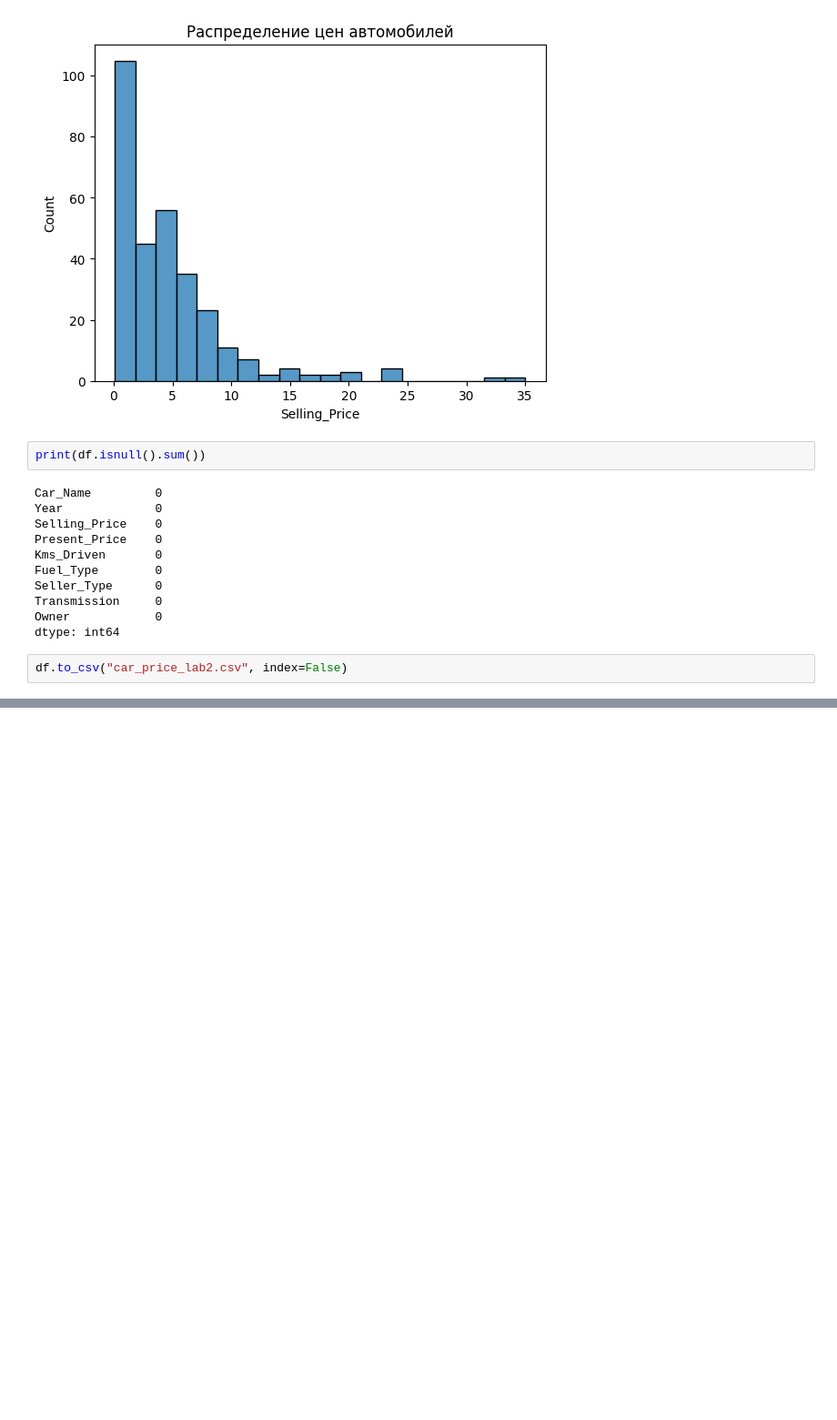
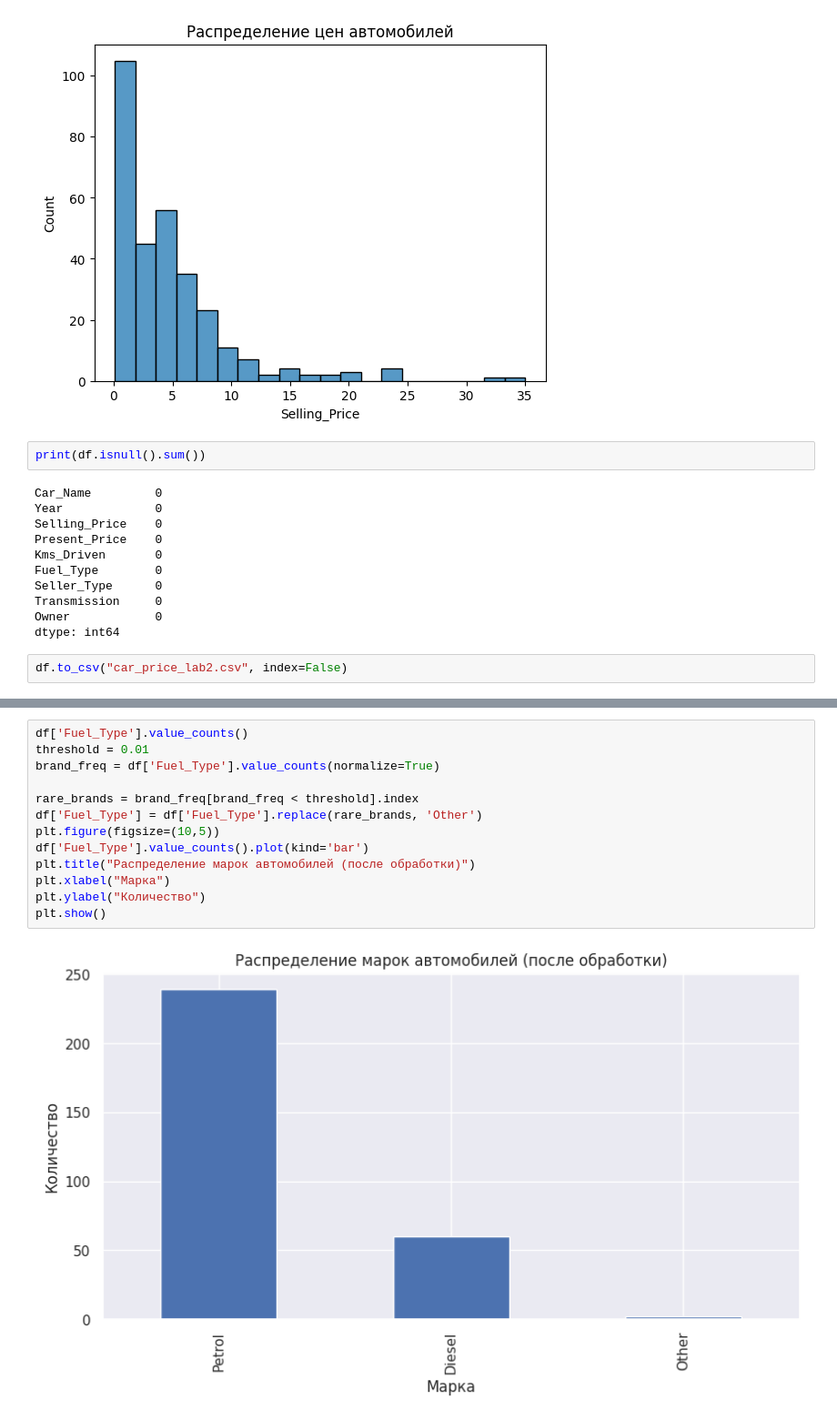
Before and after one commit to brahman98/geekbrains_git, a Jupyter notebook: Untitled0.ipynb, the cells around one changed output, grey strips where cells are left out. Shown at 91% size. Cells and saved outputs as stored; diff of their text form; blank space fills up the shorter version.

```diff
--- a/Untitled0.ipynb
+++ b/Untitled0.ipynb
@@ -147,0 +218,15 @@ df.to_csv("car_price_lab2.csv", index=False)
+# %%
+df['Fuel_Type'].value_counts()
+threshold = 0.01
+brand_freq = df['Fuel_Type'].value_counts(normalize=True)
+
+rare_brands = brand_freq[brand_freq < threshold].index
+df['Fuel_Type'] = df['Fuel_Type'].replace(rare_brands, 'Other')
+plt.figure(figsize=(10,5))
+df['Fuel_Type'].value_counts().plot(kind='bar')
+plt.title("Распределение марок автомобилей (после обработки)")
+plt.xlabel("Марка")
+plt.ylabel("Количество")
+plt.show()
+# %% [output]
+[figure, added]
```
Also changed, not shown: parts of 12 cells of this notebook.
